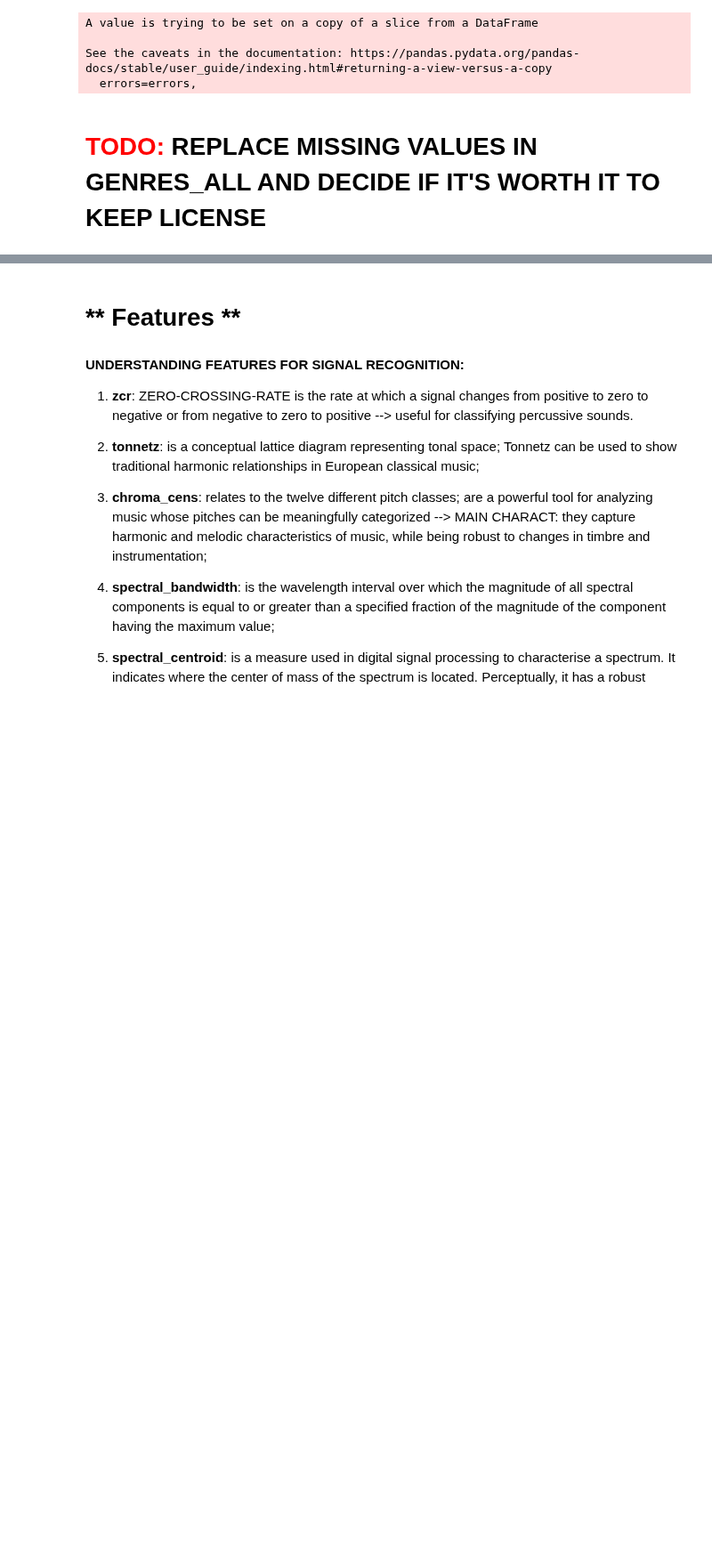
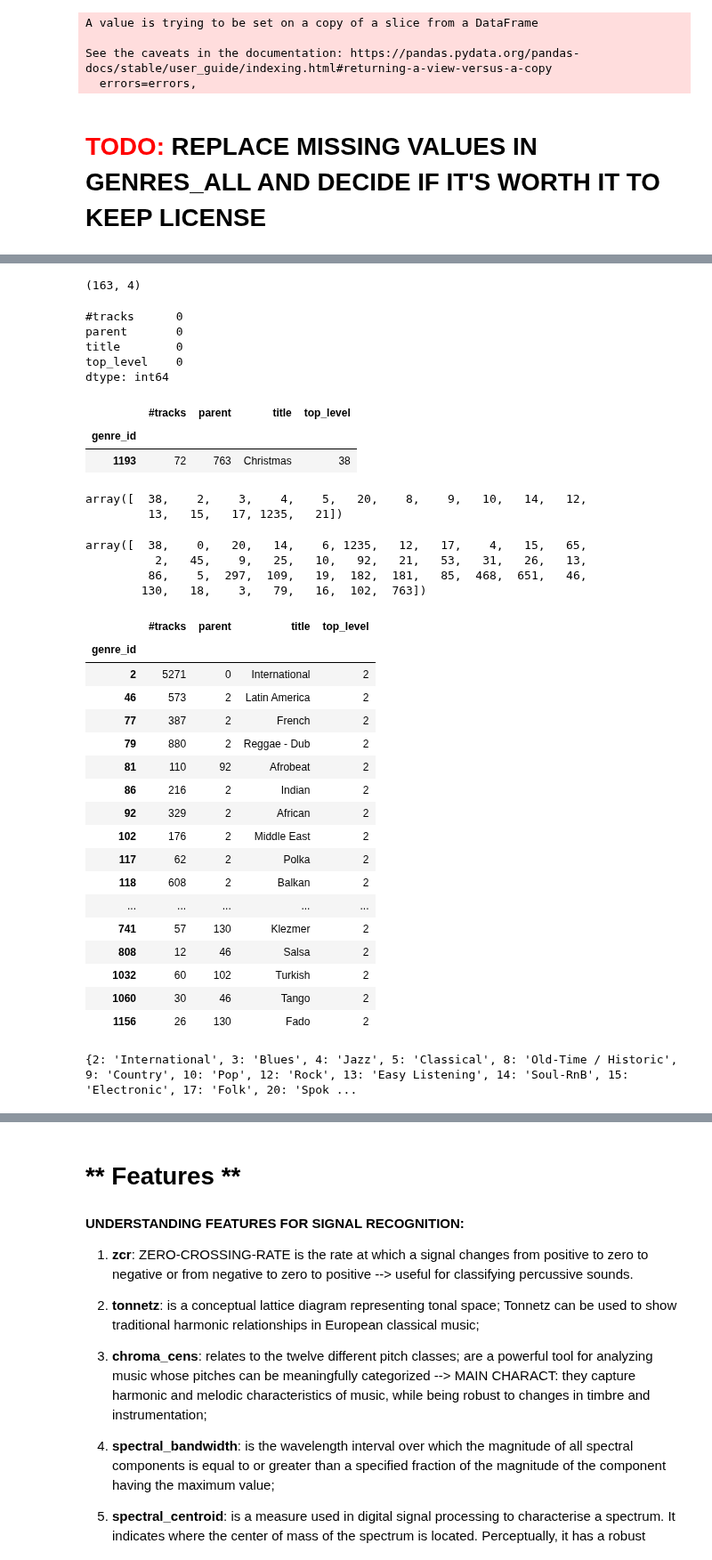
Before and after one commit to gaetanoantonicchio/DataMining-2, a Jupyter notebook: beta.ipynb, the cells around one changed output, grey strips where cells are left out. Shown at 89% size. Saved outputs shown, nothing was run; the diff lists cells and outputs as text; code cells hidden in the pictures; blank space fills up the shorter version.

```diff
--- a/beta.ipynb
+++ b/beta.ipynb
@@ -277,0 +301,75 @@ See the caveats in the documentation: https://pandas.pydata.org/pandas-docs/stab
+# %%
+genres.shape
+# %% [output]
+(163, 4)
+# %%
+# check missing values
+genres.isnull().sum()
+# %% [output]
+#tracks      0
+parent       0
+title        0
+top_level    0
+dtype: int64
+# %%
+genres[genres['parent']== 763]
+# %% [output]
+|  | #tracks | parent | title | top_level |
+| genre_id |  |  |  |  |
+| 1193 | 72 | 763 | Christmas | 38 |
+# %%
+genres['top_level'].unique()
+# %% [output]
+array([  38,    2,    3,    4,    5,   20,    8,    9,   10,   14,   12,
+         13,   15,   17, 1235,   21])
+# %%
+genres['parent'].unique()
+# %% [output]
+array([  38,    0,   20,   14,    6, 1235,   12,   17,    4,   15,   65,
+          2,   45,    9,   25,   10,   92,   21,   53,   31,   26,   13,
+         86,    5,  297,  109,   19,  182,  181,   85,  468,  651,   46,
+        130,   18,    3,   79,   16,  102,  763])
+# %%
+genres[genres['top_level']==2]
+# %% [output]
+|  | #tracks | parent | title | top_level |
+| genre_id |  |  |  |  |
+| 2 | 5271 | 0 | International | 2 |
+| 46 | 573 | 2 | Latin America | 2 |
+| 77 | 387 | 2 | French | 2 |
+| 79 | 880 | 2 | Reggae - Dub | 2 |
+| 81 | 110 | 92 | Afrobeat | 2 |
+| 86 | 216 | 2 | Indian | 2 |
+| 92 | 329 | 2 | African | 2 |
+| 102 | 176 | 2 | Middle East | 2 |
+| 117 | 62 | 2 | Polka | 2 |
+| 118 | 608 | 2 | Balkan | 2 |
+| ... | ... | ... | ... | ... |
+| 741 | 57 | 130 | Klezmer | 2 |
+| 808 | 12 | 46 | Salsa | 2 |
+| 1032 | 60 | 102 | Turkish | 2 |
+| 1060 | 30 | 46 | Tango | 2 |
+| 1156 | 26 | 130 | Fado | 2 |
+# %%
+# cloning dataset - this will contain only top genres
+genres_top = genres.copy()
+
+# grouping genres
+rootGen_lst = genres['title'][genres['parent']== 0].tolist()
+rootTop_lev= genres['top_level'][genres['parent']== 0].tolist()
+root_gen ={}
+
+def GroupGenres(gen_lst, lev_lst, dict_out):
+    for gen,level in zip(gen_lst,lev_lst):
+        dict_out[level]=gen
+    return dict_out
+
+def GenTopGenres(x):
+    for lev in rootTop_lev:
+        for rows in x[x['top_level']==lev]:
+            x.loc[x['top_level']==lev,'title'] = root_gen[lev]
+
+print(GroupGenres(rootGen_lst, rootTop_lev,root_gen))
+GenTopGenres(genres_top)
+# %% [output]
+{2: 'International', 3: 'Blues', 4: 'Jazz', 5: 'Classical', 8: 'Old-Time / Historic', 9: 'Country', 10: 'Pop', 12: 'Rock', 13: 'Easy Listening', 14: 'Soul-RnB', 15: 'Electronic', 17: 'Folk', 20: 'Spok ...
```
Also changed, not shown: parts of 5 cells of this notebook.
